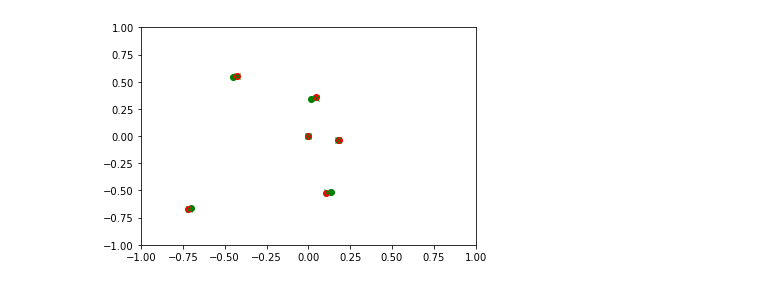
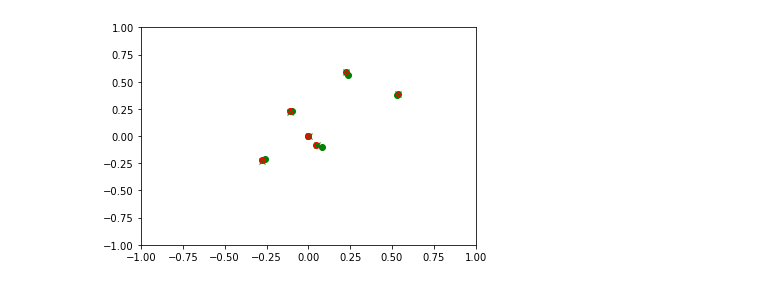
Before and after one commit to Kyushik/Interaction_Network, a Jupyter notebook: network_jw.ipynb, the cells around one changed output. Cells and saved outputs as stored; diff of their text form; code cells hidden in the pictures.

```diff
--- a/network_jw.ipynb
+++ b/network_jw.ipynb
@@ -121,6 +147,8 @@ def interaction_net(O,Rr,Rs,Ra,X, output_len):
 
     return output
 # %%
+# 공튀기기 문제를 위한 전체 그래프를 설계하는 부분
+
 tf.reset_default_graph()
 
 sess = tf.InteractiveSession()
@@ -146,7 +174,7 @@ y = tf.placeholder(tf.float32, [None, loss_state_num, object_num])
 
 predictions = interaction_net(object_input,relation_r,relation_s,relation_a,external, output_len = loss_state_num)
 
-loss = tf.reduce_mean(tf.reduce_mean(tf.reduce_mean(tf.square(y - predictions), axis = 1), axis = 1)) + 1
+loss = tf.reduce_mean(tf.reduce_mean(tf.reduce_mean(tf.square(y - predictions), axis = 1), axis = 1))
 
 print(loss.get_shape())
 
@@ -168,12 +196,13 @@ Use the retry module or similar alternatives.
 Tensor("stack_1:0", shape=(?, 4, 6), dtype=float32)
 ()
 # %%
-
+# 학습 코드
 
 batch_size = 256
-epoch_num = 10
+epoch_num = 50
 
 train_data_num = np.shape(data_x)[0]
+test_data_num = np.shape(data_x_test)[0]
 
 for epoch in range(epoch_num):
     order = np.arange(train_data_num)
@@ -202,21 +231,22 @@ for epoch in range(epoch_num):
                     batch_Rr[:,j,relation_idx] = 1
                     relation_idx = relation_idx + 1
 
-        train_step.run(feed_dict={object_input: batch_x, y: batch_y, relation_r: batch_Rr, relation_s: batch_Rs, relation_a: batch_Ra, external: batch_external, lr: 0.0001})
+        train_step.run(feed_dict={object_input: batch_x, y: batch_y, relation_r: batch_Rr, relation_s: batch_Rs, relation_a: batch_Ra, external: batch_external, lr: 0.000001})
         loss_value = loss.eval(feed_dict={object_input: batch_x, y: batch_y, relation_r: batch_Rr, relation_s: batch_Rs, relation_a: batch_Ra, external: batch_external})
         print_num = int((batch_step/(int(train_data_num/batch_size)+1))*30)
         print_string = "epoch %d/%d, ["%(epoch+1,epoch_num)+"="*print_num+" "*(30-print_num) +"] loss = "+"%g"%(loss_value)
         print(print_string, end="\r")
 
+# test loss 계산하는 부분 (sample 갯수 만큼씩 나눠서 계산)
 
     sample = 2048
-    temp_loss=np.zeros([int(train_data_num/sample)+1])
-    for batch_step in range(int(train_data_num/sample)+1):
+    temp_loss=np.zeros([int(test_data_num/sample)+1])
+    for batch_step in range(int(test_data_num/sample)+1):
         batch_idx = [batch_step*sample, (batch_step+1)*sample]
-        if batch_idx[1] > train_data_num: batch_idx[1] = train_data_num
+        if batch_idx[1] > test_data_num: batch_idx[1] = test_data_num
 
-        batch_x = temp_train_x[batch_idx[0]:batch_idx[1]]
-        batch_y = temp_train_y[batch_idx[0]:batch_idx[1]]
+        batch_x = data_x_test[batch_idx[0]:batch_idx[1]]
+        batch_y = data_y_test[batch_idx[0]:batch_idx[1]]
         batch_y = batch_y[:,0:loss_state_num,:]
 
         batch_Rr = np.zeros([batch_idx[1]-batch_idx[0], object_num, relation_num])
@@ -234,8 +264,8 @@ for epoch in range(epoch_num):
                     relation_idx = relation_idx + 1
         loss_value = loss.eval(feed_dict={object_input: batch_x, y: batch_y, relation_r: batch_Rr, relation_s: batch_Rs, relation_a: batch_Ra, external: batch_external})
         temp_loss[batch_step] = loss_value * (batch_idx[1]-batch_idx[0])
-        # print("temp accuracy %g"%temp_temp)
-    temp_loss = np.sum(temp_loss)/train_data_num
 
-    print("\nepoch %d/%d, loss= %g"%(epoch+1, epoch_num, temp_loss))
+    temp_loss = np.sum(temp_loss)/test_data_num
+
+    print("\nepoch %d/%d, test loss = %g"%(epoch+1, epoch_num, temp_loss))
 # %% [output]
@@ -266,31 +293,31 @@ print(tf.trainable_variables(scope=None))
 # %%
 plt.figure(1)
-test_idx = 50
+test_idx = 5
 
-batch_x = data_x[test_idx:(test_idx+1)]
-batch_y = data_y[test_idx:(test_idx+1)]
+batch_x = data_x_test[test_idx:(test_idx+1)]
+batch_y = data_y_test[test_idx:(test_idx+1)]
 batch_y = batch_y[:,0:loss_state_num,:]
 
 batch_Rr = np.zeros([1, object_num, relation_num])
 batch_Rs = np.zeros([1, object_num, relation_num])
 batch_Ra = np.zeros([1, relation_state, relation_num])
 
 batch_external = np.zeros([1, external_state, object_num])
 
 relation_idx = 0
 for i in range(object_num):
     for j in range(object_num):
         if i is not j:
             batch_Rs[:,i,relation_idx] = 1
             batch_Rr[:,j,relation_idx] = 1
             relation_idx = relation_idx + 1
 
-pred = predictions.eval(feed_dict={object_input: batch_x, y: batch_y, relation_r: batch_Rr, relation_s: batch_Rs, relation_a: batch_Ra, external: batch_external})
+pred = predictions.eval(feed_dict={object_input: batch_x, relation_r: batch_Rr, relation_s: batch_Rs, relation_a: batch_Ra, external: batch_external})
 # print(pred)
-plt.plot(data_x[test_idx,0,:], data_x[test_idx,1,:], 'go')
-plt.plot(data_y[test_idx,0,:], data_y[test_idx,1,:], 'ro')
+plt.plot(data_x_test[test_idx,0,:], data_x_test[test_idx,1,:], 'go')
+plt.plot(data_y_test[test_idx,0,:], data_y_test[test_idx,1,:], 'ro')
 plt.plot(pred[0,0,:], pred[0,1,:], 'gx')
 plt.axis([-1, 1, -1, 1])
 plt.show()
 # %% [output]
-[figure, old version]
+[figure, new version]
```
Also changed, not shown: parts of 6 cells of this notebook, 1 other file.
